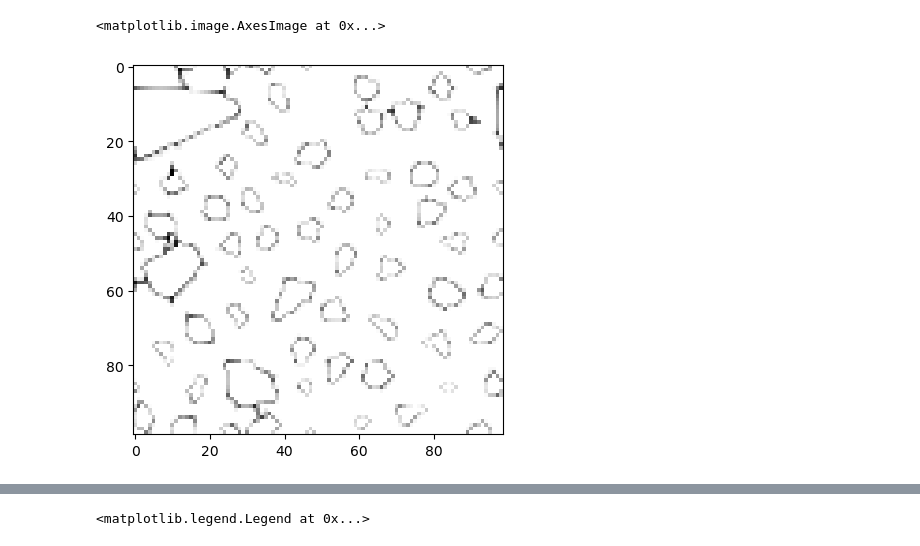
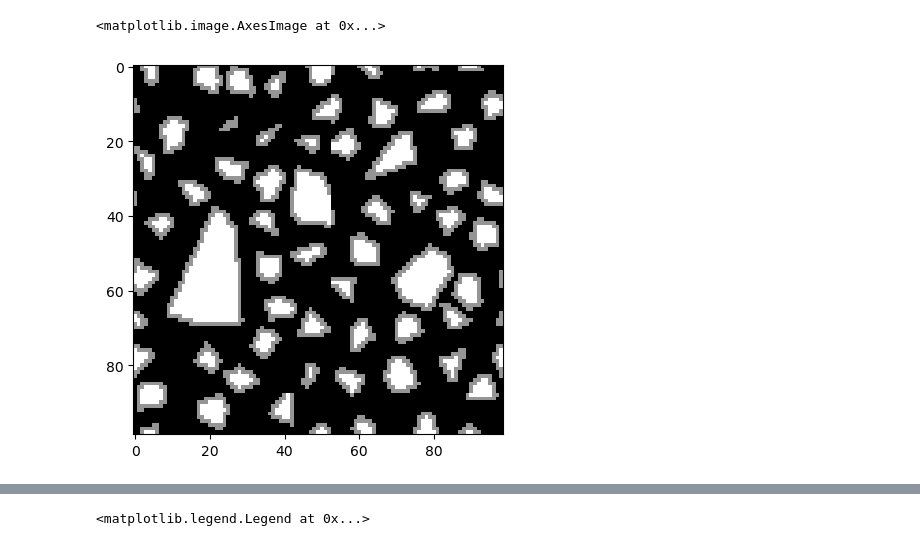
Before and after one commit to LiyaGaynutdinova/Auto-Regressive-Unet-for-Concrete-Damage, a Jupyter notebook: train_AutoUnet.ipynb, the cells around one changed output, grey strips where cells are left out. Drawn from its saved outputs; the diff is of its cells as text; code cells hidden in the pictures.

```diff
--- a/train_AutoUnet.ipynb
+++ b/train_AutoUnet.ipynb
@@ -19,9 +18,9 @@ The autoreload extension is already loaded. To reload it, use:
 # %%
 data = dataset()
 imgs, label = data.__getitem__(3)
-loaders = get_loaders_manual(data, 16)
-plt.imshow(imgs[1,0], cmap='Greys')
+loaders = get_loaders_manual(data, 3)
+plt.imshow(imgs[0], cmap='Greys')
 # %% [output]
 <matplotlib.image.AxesImage at 0x...>
-[figure, old version]
+[figure, new version]
 # %%
```
Also changed, not shown: parts of 4 cells of this notebook.
